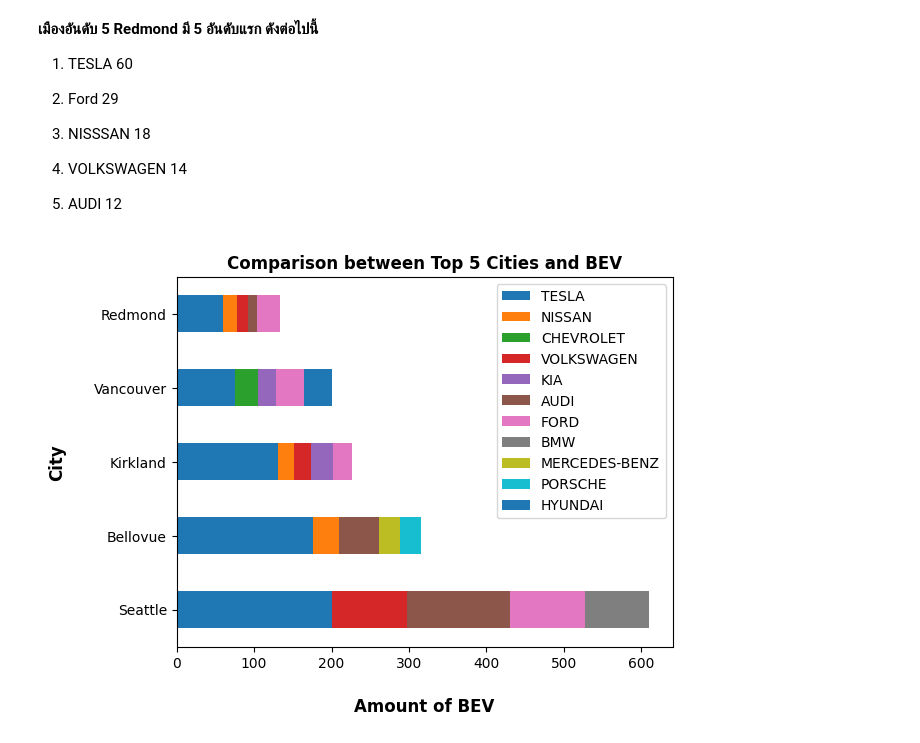
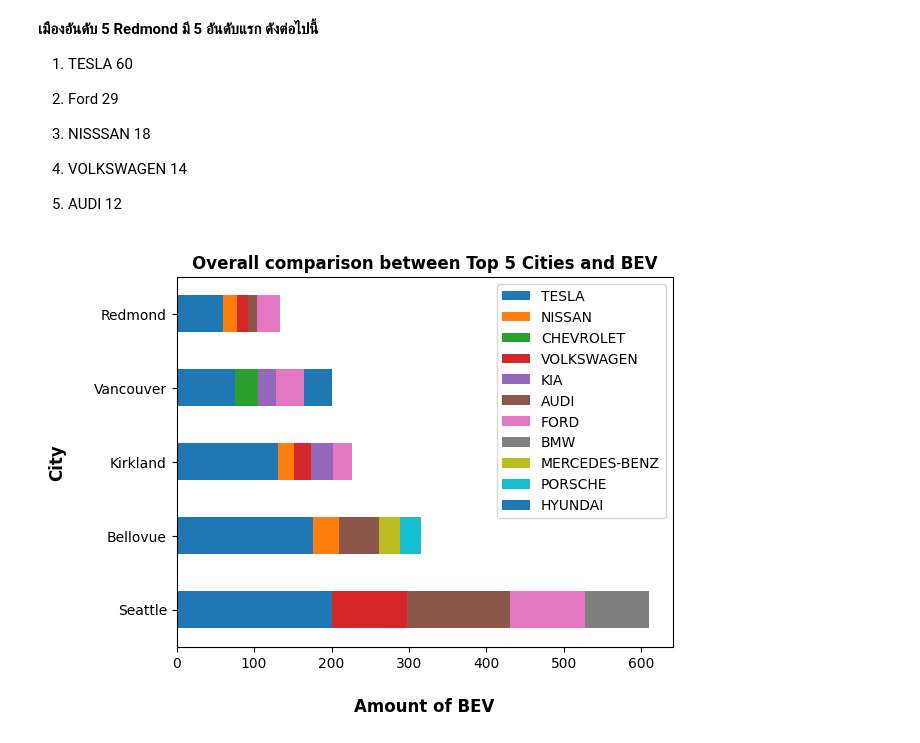
Before and after one commit to Philz7789/CP3-Padchayapong-Kardosoth, a Jupyter notebook: Vehicle_Sales_Data_Analyzation.ipynb, the cells around one changed output. Drawn from its saved outputs; the diff is of its cells as text; code cells hidden in the pictures.

```diff
--- a/Vehicle_Sales_Data_Analyzation.ipynb
+++ b/Vehicle_Sales_Data_Analyzation.ipynb
@@ -537,28 +555,28 @@ Name: count, dtype: int64
 # %%
 from matplotlib.ticker import StrMethodFormatter
 
 tesla = [201, 176, 131, 75, 60]
 nissan = [0, 34, 21, 0, 18]
 chevrolet = [0, 0, 0, 30, 0]
 kia = [0, 0, 28, 23, 0]
 audi = [132, 51, 0, 0, 12]
 ford = [97, 0, 25, 36, 29]
 volkswagen = [97, 0, 22, 0, 14]
 bmw = [83, 0, 0, 0, 0]
 mercedes_benz = [0, 28, 0 , 0, 0]
 porsche = [0, 27, 0, 0, 0]
 hyundai = [0, 0, 0, 36, 0]
 index = ['Seattle', 'Bellovue', 'Kirkland',
          'Vancouver', 'Redmond']
 df = pd.DataFrame({'TESLA': tesla,
                    'NISSAN': nissan, 'CHEVROLET': chevrolet, 'VOLKSWAGEN': volkswagen, 'KIA': kia, 'AUDI': audi, 'FORD': ford, 'BMW': bmw,
                    'MERCEDES-BENZ': mercedes_benz, 'PORSCHE': porsche, 'HYUNDAI': hyundai}, index=index)
 ax = df.plot.barh(stacked=True)
 
 ax.set_xlabel("Amount of BEV", labelpad=20, weight='bold', size=12)
 ax.set_ylabel("City", labelpad=20, weight='bold', size=12)
-ax.set_title('Comparison between Top 5 Cities and BEV',
+ax.set_title('Overall comparison between Top 5 Cities and BEV',
              fontweight ="bold")
 ax.xaxis.set_major_formatter(StrMethodFormatter('{x:,g}'))
 # %% [output]
-[figure, old version]
+[figure, new version]
```
Also changed, not shown: parts of 2 cells of this notebook.
